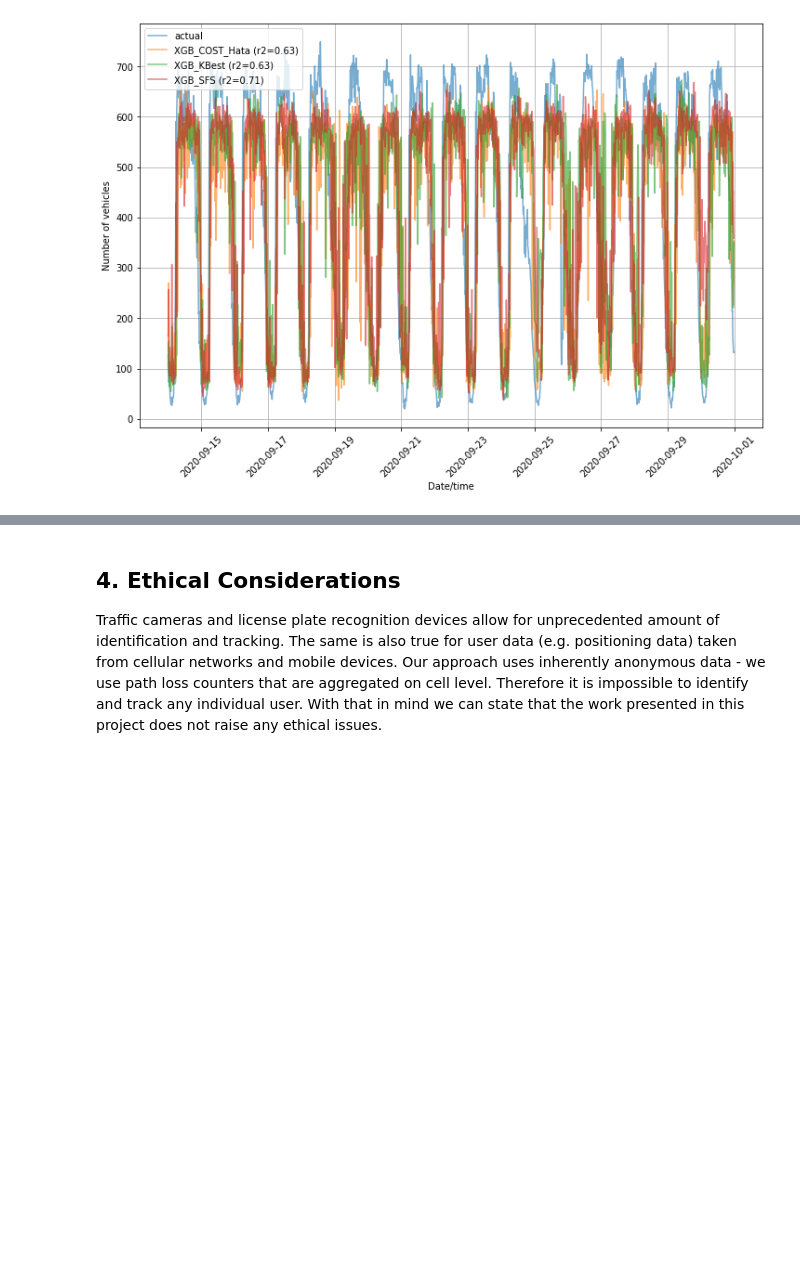
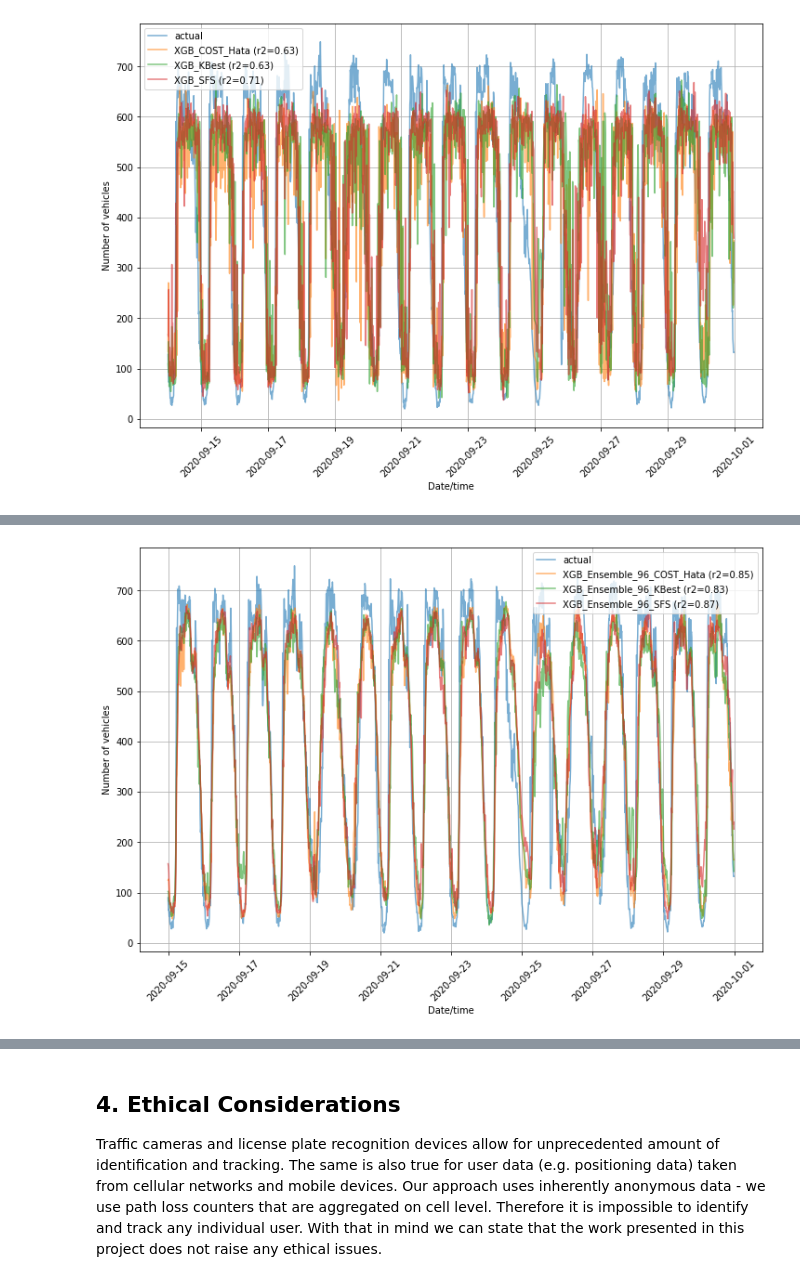
Before and after one commit to acatovic/kth-traffic-counter, a Jupyter notebook: code/TrafficCounter.ipynb, the cells around one changed output, grey strips where cells are left out. Drawn from its saved outputs; the diff is of its cells as text; code cells hidden in the pictures; blank space fills up the shorter version.

Commit message:
Added models with time intervals to main TrafficCounter notebook; cleaned up utils.py

```diff
--- a/code/TrafficCounter.ipynb
+++ b/code/TrafficCounter.ipynb
@@ -761,0 +765,15 @@ We can see that the accuracy of our traffic flow estimates decreases quite signi
+# %%
+time_shift_df_dict = defaultdict(dict)
+num_timesteps = 96
+for col in X_train.columns:
+    train_one_col = X_train[[col]]
+    test_one_col = X_test[[col]]
+    train_one_col.columns = ['t']
+    test_one_col.columns = ['t']
+    for t in range(1, num_timesteps):
+        train_one_col['t-{}'.format(t)] = train_one_col['t'].shift(t)
+        test_one_col['t-{}'.format(t)] = test_one_col['t'].shift(t)
+    train_one_col['y'] = y_train
+    test_one_col['y'] = y_test
+    time_shift_df_dict[col]['train'] = train_one_col.iloc[num_timesteps:, :]
+    time_shift_df_dict[col]['test'] = test_one_col.iloc[num_timesteps:, :]
@@ -761,0 +791,68 @@ We can see that the accuracy of our traffic flow estimates decreases quite signi
+# %%
+y_test = time_shift_df_dict['PL_10|800']['test']['y']
+n_test_samples = len(y_test)
+
+predicted_hata = np.zeros(n_test_samples)
+for col in hata_top_5_features:
+    X_train_col = time_shift_df_dict[col]['train']
+    y_train_col = X_train_col['y']
+    X_train_col = X_train_col.drop('y', axis=1)
+    X_test_col = time_shift_df_dict[col]['test']
+    y_test_col = X_test_col['y']
+    X_test_col = X_test_col.drop('y', axis=1)
+    xgb = xgboost.XGBRegressor(seed=42, objective='count:poisson').fit(
+        X_train_col, y_train_col)
+    predicted_hata += xgb.predict(X_test_col)
+    #print(xgb.predict(X_test_col).shape)
+    #print('*** {} : {:.2f}'.format(col, r2_score(y_test_col, predicted)))
+
+predicted_kbest = np.zeros(n_test_samples)
+for col in kbest_top_5_features:
+    X_train_col = time_shift_df_dict[col]['train']
+    y_train_col = X_train_col['y']
+    X_train_col = X_train_col.drop('y', axis=1)
+    X_test_col = time_shift_df_dict[col]['test']
+    y_test_col = X_test_col['y']
+    X_test_col = X_test_col.drop('y', axis=1)
+    xgb = xgboost.XGBRegressor(seed=42, objective='count:poisson').fit(
+        X_train_col, y_train_col)
+    predicted_kbest += xgb.predict(X_test_col)
+
+predicted_sfs = np.zeros(n_test_samples)
+for col in sfs_xgb_top_5_features:
+    X_train_col = time_shift_df_dict[col]['train']
+    y_train_col = X_train_col['y']
+    X_train_col = X_train_col.drop('y', axis=1)
+    X_test_col = time_shift_df_dict[col]['test']
+    y_test_col = X_test_col['y']
+    X_test_col = X_test_col.drop('y', axis=1)
+    xgb = xgboost.XGBRegressor(seed=42, objective='count:poisson').fit(
+        X_train_col, y_train_col)
+    predicted_sfs += xgb.predict(X_test_col)
+
+res = y_test.copy().reset_index().rename(columns={'y':'Actual'})
+res['XGB_Ensemble_96_COST_Hata'] = predicted_hata / 5.
+res['XGB_Ensemble_96_KBest'] = predicted_kbest / 5.
+res['XGB_Ensemble_96_SFS'] = predicted_sfs / 5.
+res = res.set_index('StartTime')
+
+# Plot the traffic flow estimates against actual values
+plt.figure(figsize=(12, 8))
+plt.plot(res['Actual'], label='actual', alpha=0.6)
+plt.plot(res['XGB_Ensemble_96_COST_Hata'],
+         label='XGB_Ensemble_96_COST_Hata (r2={:.2f})'.format(
+             r2_score(y_test, res['XGB_Ensemble_96_COST_Hata'])), alpha=0.6)
+plt.plot(res['XGB_Ensemble_96_KBest'],
+         label='XGB_Ensemble_96_KBest (r2={:.2f})'.format(
+             r2_score(y_test, res['XGB_Ensemble_96_KBest'])), alpha=0.6)
+plt.plot(res['XGB_Ensemble_96_SFS'],
+         label='XGB_Ensemble_96_SFS (r2={:.2f})'.format(
+             r2_score(y_test, res['XGB_Ensemble_96_SFS'])), alpha=0.6)
+plt.legend()
+plt.grid()
+plt.xlabel('Date/time')
+plt.xticks(rotation=45)
+plt.ylabel('Number of vehicles')
+plt.show()
+# %% [output]
+[figure, added]
```
Also changed, not shown: parts of 5 cells of this notebook, 1 other file.
